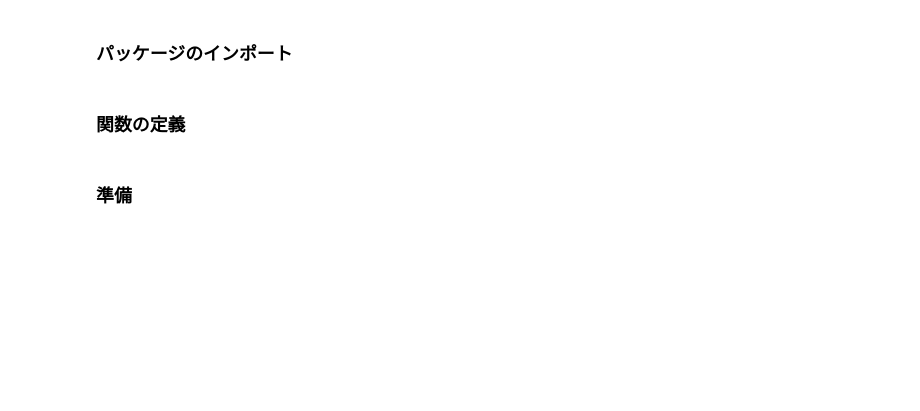
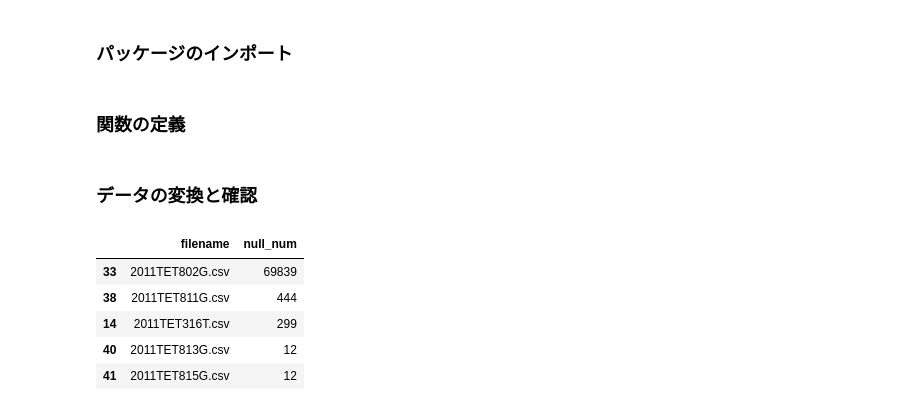
Before and after one commit to tottocoslowlifer/data_analysis, a Jupyter notebook: notebook/test.ipynb, the cells around one changed output. Saved outputs shown, nothing was run; the diff lists cells and outputs as text; code cells hidden in the pictures; blank space fills up the shorter version.

```diff
--- a/notebook/test.ipynb
+++ b/notebook/test.ipynb
@@ -16,8 +18,8 @@ def txt_csv_converter(filename, writer):
             if row[0:4] != "2011":
                 continue
             read = []
-            read.append(int(row[0:8]))
-            read.append(int(row[9:15]))
+            read.append(row[0:8])
+            read.append(row[9:15])
 
             if row[17:24] == "9999.99":
                 read.append(None)
@@ -38,13 +40,24 @@ def txt_csv_converter(filename, writer):
 
 
 # ファイル名のリスト取得
-def get_raw_data(dir_path) -> list:
+def get_file_data(dir_path) -> list:
     filenames = sorted(os.listdir(dir_path))
     if ".DS_Store" in filenames:
         filenames.remove(".DS_Store")
     return filenames
+
+
+# 欠損値数の確認
+def null_cnt(dir_path, filenames) -> list:
+    list = []
+    for filename in filenames:
+        df = pd.read_csv(dir_path+"/csv/"+filename,
+                        names=["date", "time", "observed", "astoro", "deviation"])
+        time_dropped_df = df.drop(["date", "time"], axis=1)
+        list += [[filename, time_dropped_df.isnull().all(axis=1).sum()]]
+    return list
 # %% [markdown]
-### 準備
+### データの変換と確認
 # %%
 # 波浪データをcsvファイルに変換
 filename_path = "../data/tsunami/NOWPHAS_Tsunami_data"
@@ -55,3 +68,18 @@ for filename in filenames:
     with open(csv_file, mode="w", newline="") as fw:
         writer = csv.writer(fw, delimiter=",")
         txt_csv_converter(filename_path+"/raw/"+filename, writer)
+# %%
+# 欠損値数の確認
+csv_filenames = get_file_data(filename_path+"/csv")
+null_list = null_cnt(filename_path, csv_filenames)
+
+null_df = pd.DataFrame(null_list, columns=["filename", "null_num"])
+null_df = null_df[null_df["null_num"] > 0].sort_values("null_num", ascending=False)
+null_df
+# %% [output]
+|  | filename | null_num |
+| 33 | 2011TET802G.csv | 69839 |
+| 38 | 2011TET811G.csv | 444 |
+| 14 | 2011TET316T.csv | 299 |
+| 40 | 2011TET813G.csv | 12 |
+| 41 | 2011TET815G.csv | 12 |
```
Also changed, not shown: parts of 5 cells of this notebook, 44 other files.
